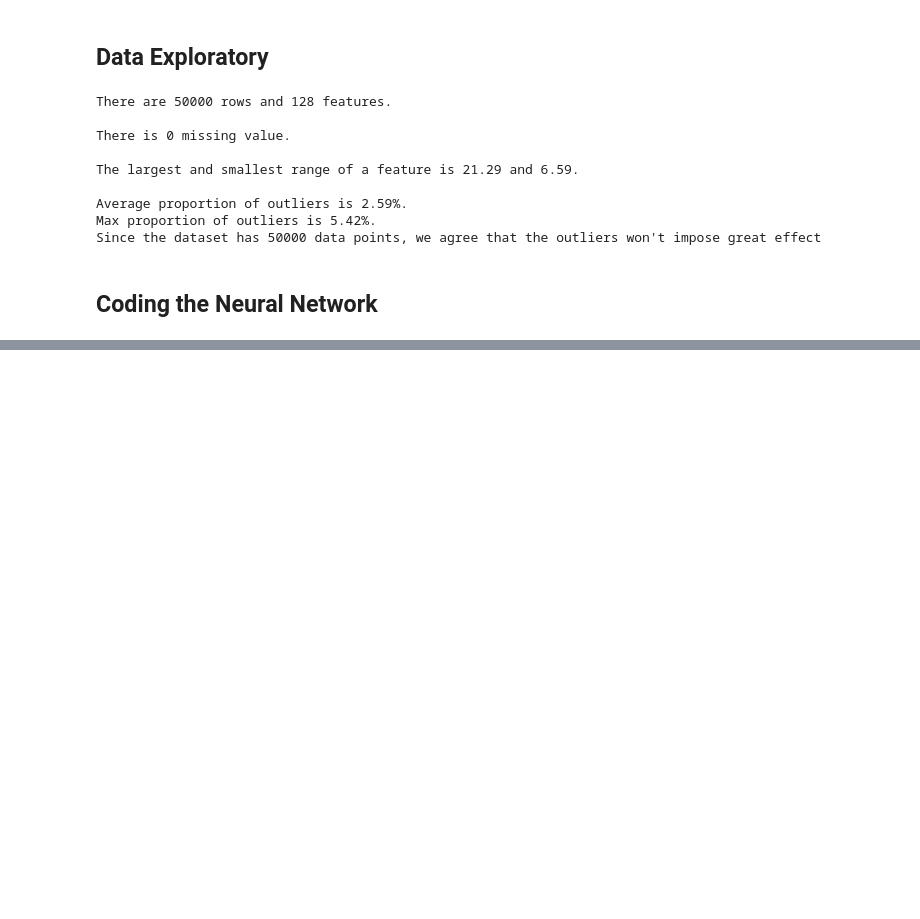
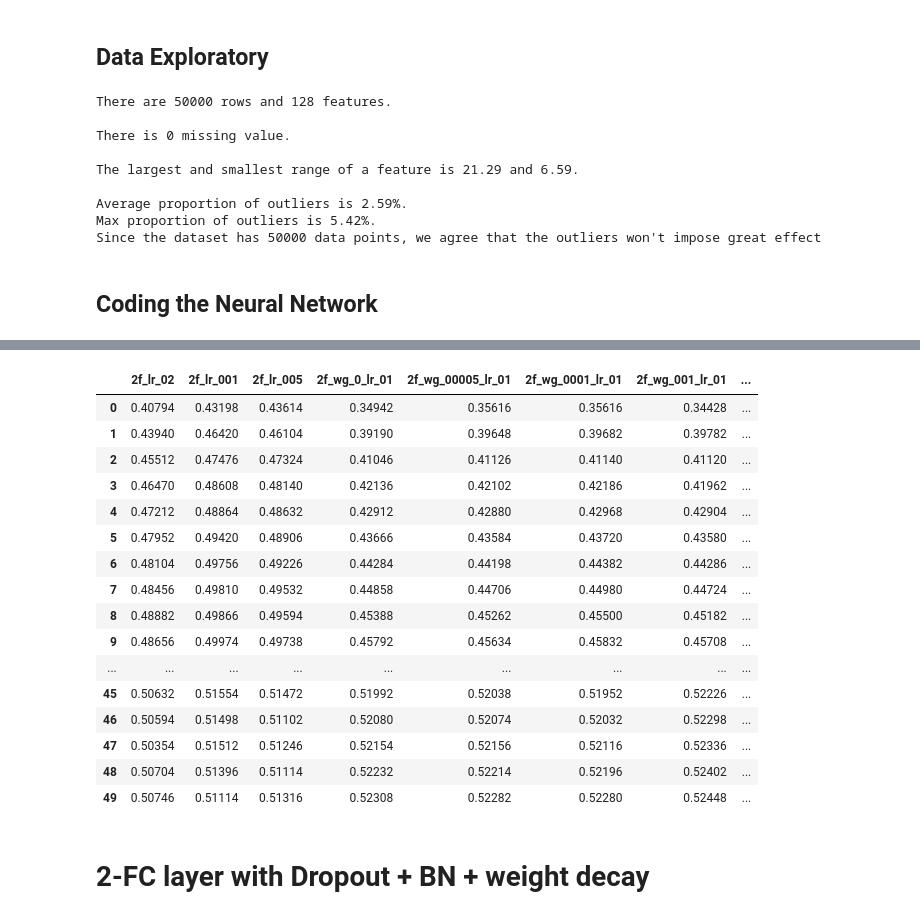
Before and after one commit to jhnliu/comp5349, a Jupyter notebook: COMP5349_Assignment_1_code.ipynb, the cells around one changed output, grey strips where cells are left out. Drawn from its saved outputs; the diff is of its cells as text; code cells hidden in the pictures; blank space fills up the shorter version.

```diff
--- a/COMP5349_Assignment_1_code.ipynb
+++ b/COMP5349_Assignment_1_code.ipynb
@@ -841,0 +1161,22 @@ plt.show()
+# %%
+acc_train_df
+# %% [output]
+|  | 2f_lr_02 | 2f_lr_001 | 2f_lr_005 | 2f_wg_0_lr_01 | 2f_wg_00005_lr_01 | 2f_wg_0001_lr_01 | 2f_wg_001_lr_01 | ... |
+| 0 | 0.40794 | 0.43198 | 0.43614 | 0.34942 | 0.35616 | 0.35616 | 0.34428 | ... |
+| 1 | 0.43940 | 0.46420 | 0.46104 | 0.39190 | 0.39648 | 0.39682 | 0.39782 | ... |
+| 2 | 0.45512 | 0.47476 | 0.47324 | 0.41046 | 0.41126 | 0.41140 | 0.41120 | ... |
+| 3 | 0.46470 | 0.48608 | 0.48140 | 0.42136 | 0.42102 | 0.42186 | 0.41962 | ... |
+| 4 | 0.47212 | 0.48864 | 0.48632 | 0.42912 | 0.42880 | 0.42968 | 0.42904 | ... |
+| 5 | 0.47952 | 0.49420 | 0.48906 | 0.43666 | 0.43584 | 0.43720 | 0.43580 | ... |
+| 6 | 0.48104 | 0.49756 | 0.49226 | 0.44284 | 0.44198 | 0.44382 | 0.44286 | ... |
+| 7 | 0.48456 | 0.49810 | 0.49532 | 0.44858 | 0.44706 | 0.44980 | 0.44724 | ... |
+| 8 | 0.48882 | 0.49866 | 0.49594 | 0.45388 | 0.45262 | 0.45500 | 0.45182 | ... |
+| 9 | 0.48656 | 0.49974 | 0.49738 | 0.45792 | 0.45634 | 0.45832 | 0.45708 | ... |
+| ... | ... | ... | ... | ... | ... | ... | ... | ... |
+| 45 | 0.50632 | 0.51554 | 0.51472 | 0.51992 | 0.52038 | 0.51952 | 0.52226 | ... |
+| 46 | 0.50594 | 0.51498 | 0.51102 | 0.52080 | 0.52074 | 0.52032 | 0.52298 | ... |
+| 47 | 0.50354 | 0.51512 | 0.51246 | 0.52154 | 0.52156 | 0.52116 | 0.52336 | ... |
+| 48 | 0.50704 | 0.51396 | 0.51114 | 0.52232 | 0.52214 | 0.52196 | 0.52402 | ... |
+| 49 | 0.50746 | 0.51114 | 0.51316 | 0.52308 | 0.52282 | 0.52280 | 0.52448 | ... |
+# %% [markdown]
+# 2-FC layer with Dropout + BN + weight decay
```
Also changed, not shown: parts of 16 cells of this notebook.
